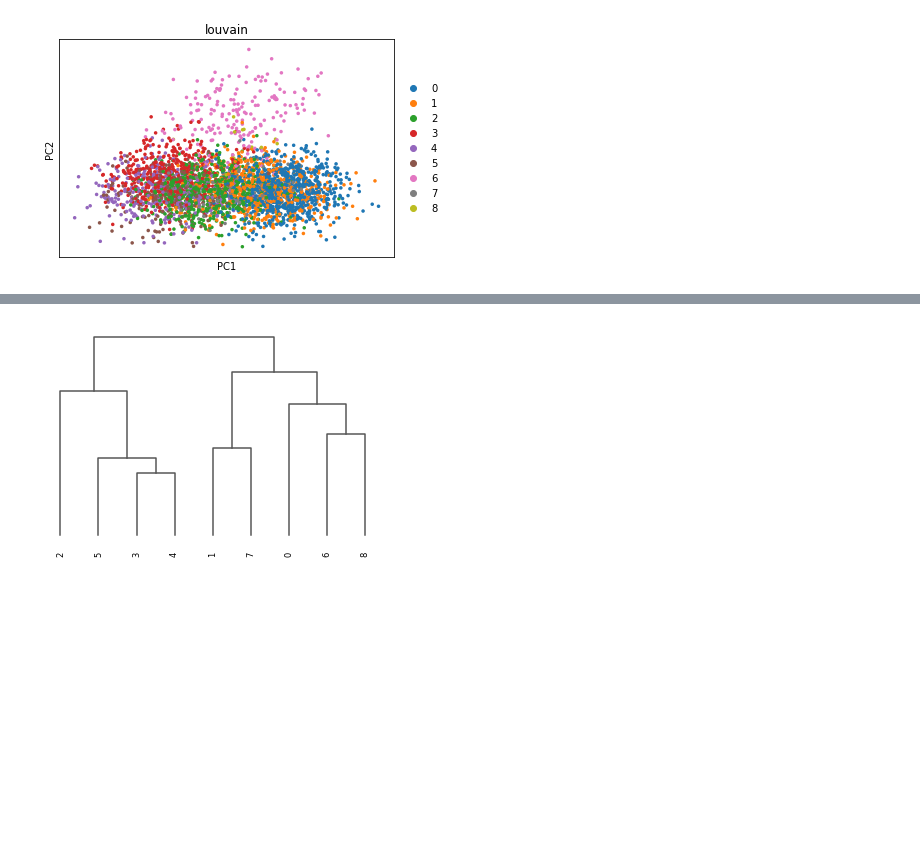
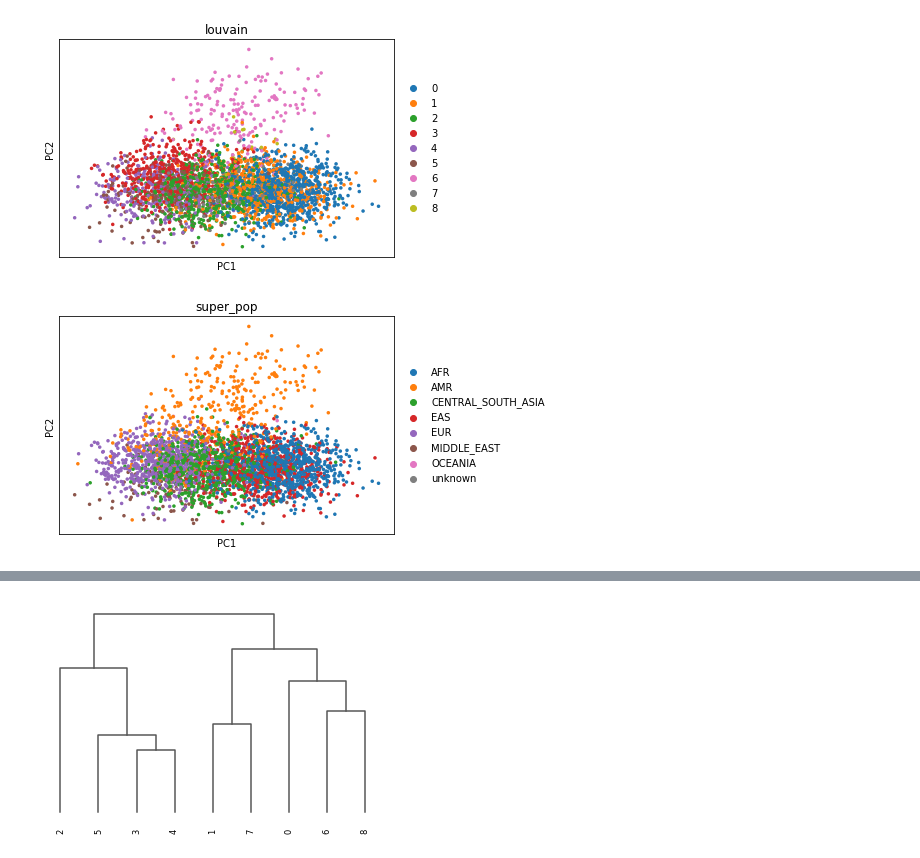
Before and after one commit to algaebrown/tsne-popgen, a Jupyter notebook: Most parsimonious set of snps (DEMO) - with simon's genotype.ipynb, the cells around one changed output, grey strips where cells are left out. Cells and saved outputs as stored; diff of their text form; code cells hidden in the pictures; blank space fills up the shorter version.

```diff
--- a/Most parsimonious set of snps (DEMO) - with simon's genotype.ipynb
+++ b/Most parsimonious set of snps (DEMO) - with simon's genotype.ipynb
@@ -109,6 +99,10 @@ sc.pl.pca(adata_imp, color='louvain', size=50)
 ... storing 'gender' as categorical
 ... storing 'batch' as categorical
 [figure]
+# %%
+sc.pl.pca(adata, color='super_pop', size=50)
+# %% [output]
+[figure, added]
 # %%
 sc.tl.draw_graph(adata)
 sc.pl.draw_graph(adata, color = ['super_pop','pop', 'batch','louvain'], legend_loc = 'right margin', ncols = 1)
```
Also changed, not shown: parts of 13 cells of this notebook.
